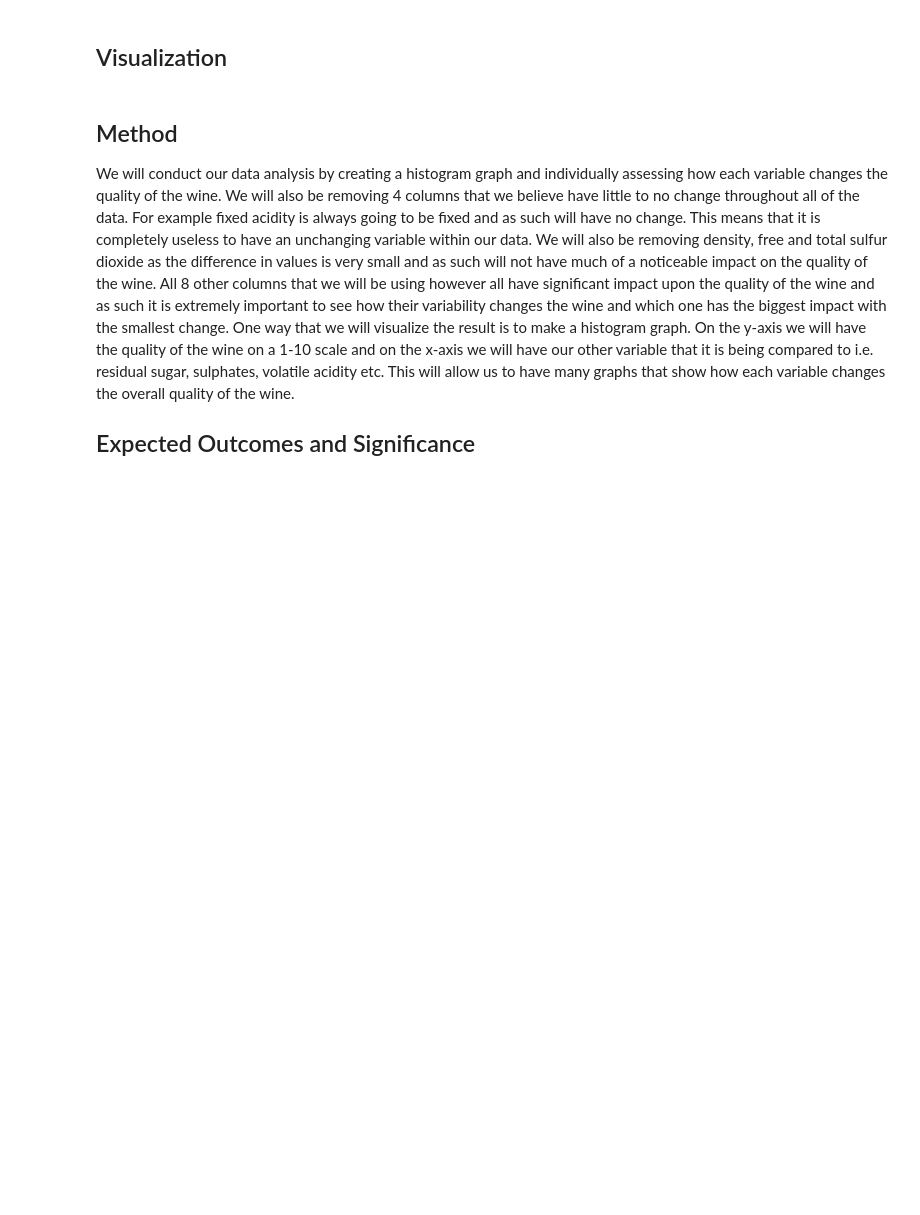
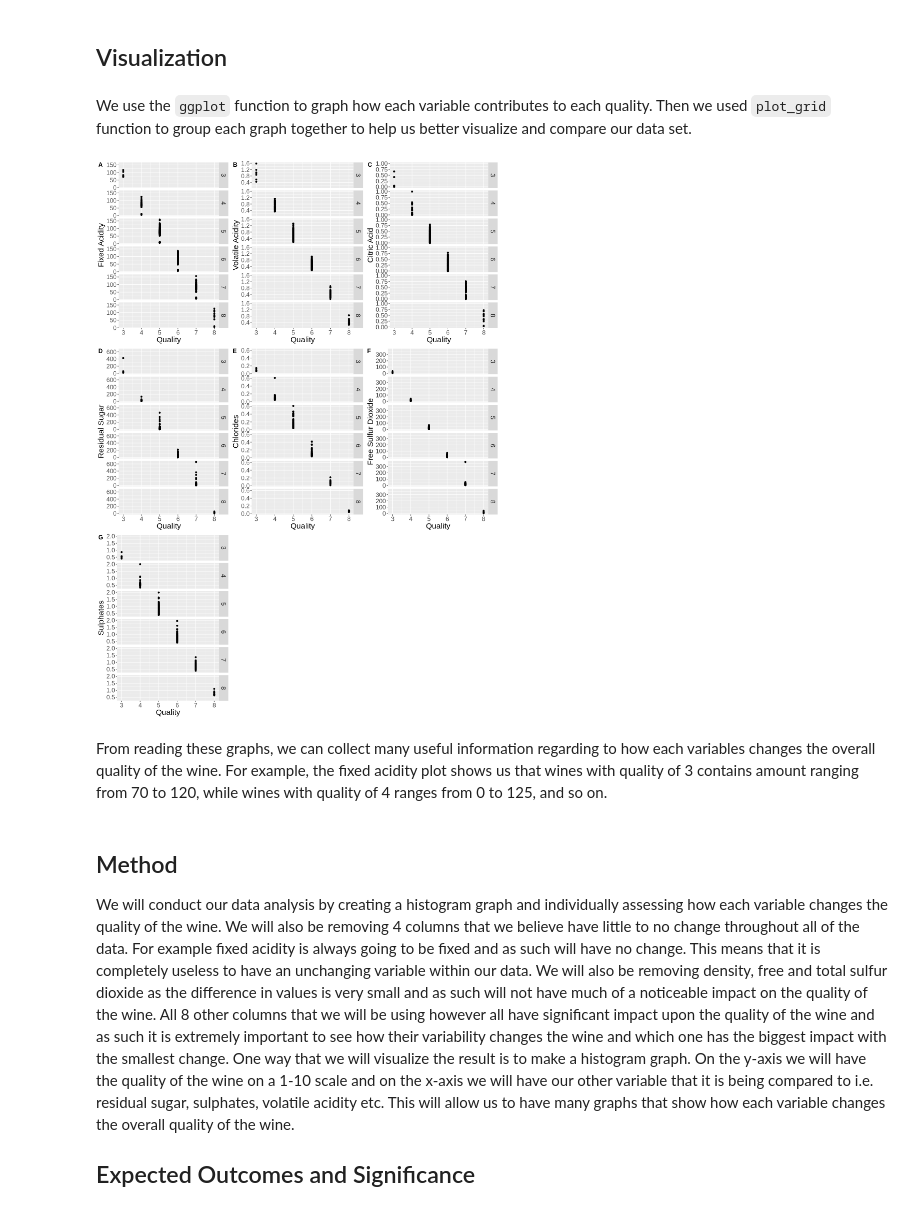
Before and after one commit to s4yuj/KNN-Wine-Quality-Predictor, a Jupyter notebook: project_proposal.ipynb, the cells around one changed output. Cells and saved outputs as stored; diff of their text form; code cells hidden in the pictures; blank space fills up the shorter version.

Commit message:
Updated Visualization

```diff
--- a/project_proposal.ipynb
+++ b/project_proposal.ipynb
@@ -159,5 +178,67 @@ summary(wine_train)
 # %% [markdown]
 ## Visualization
+# %% [markdown]
+We use the `ggplot` function to graph how each variable contributes to each quality.
+Then we used `plot_grid` function to group each graph together to help us better visualize and compare our data set.
+# %%
+fixed_acidity_plot <- ggplot(wine_train, aes(x = fixed.acidity, y = quality)) +
+                geom_point() +
+                facet_grid(rows = vars(quality))+
+                labs(x = "Fixed Acidity", y = "Quality") +
+                theme(text = element_text(size = 18)) +
+                coord_flip()
+
+volatile_acidity_plot <- ggplot(wine_train, aes(x = volatile.acidity, y = quality)) +
+                geom_point() +
+                facet_grid(rows = vars(quality))+
+                labs(x = "Volatile Acidity", y = "Quality") +
+                theme(text = element_text(size = 18)) +
+                coord_flip()
+
+citric_acid_plot <- ggplot(wine_train, aes(x = citric.acid, y = quality)) +
+                geom_point() +
+                facet_grid(rows = vars(quality))+
+                labs(x = "Citric Acid", y = "Quality") +
+                theme(text = element_text(size = 18)) +
+                coord_flip()
+
+residual_sugar_plot <- ggplot(wine_train, aes(x = residual.sugar, y = quality)) +
+                geom_point() +
+                facet_grid(rows = vars(quality))+
+                labs(x = "Residual Sugar", y = "Quality") +
+                theme(text = element_text(size = 18)) +
+                coord_flip()
+
+chlorides_plot <- ggplot(wine_train, aes(x = chlorides, y = quality)) +
+                geom_point() +
+                facet_grid(rows = vars(quality))+
+                labs(x = "Chlorides", y = "Quality") +
+                theme(text = element_text(size = 18)) +
+                coord_flip()
+
+free_sulfur_dioxide_plot <- ggplot(wine_train, aes(x = free.sulfur.dioxide, y = quality)) +
+                geom_point() +
+                facet_grid(rows = vars(quality))+
+                labs(x = "Free Sulfur Dioxide", y = "Quality") +
+                theme(text = element_text(size = 18)) +
+                coord_flip()
+
+sulphates_plot <- ggplot(wine_train, aes(x = sulphates, y = quality)) +
+                geom_point() +
+                facet_grid(rows = vars(quality))+
+                labs(x = "Sulphates", y = "Quality") +
+                theme(text = element_text(size = 18)) +
+                coord_flip()
+
+options(repr.plot.width = 13, repr.plot.height = 18)
+
+plot_grid(fixed_acidity_plot, volatile_acidity_plot, citric_acid_plot, residual_sugar_plot, chlorides_plot, free_sulfur_dioxide_plot, sulphates_plot,
+          labels = c("A", "B", "C", "D", "E", "F", "G"),
+          ncol = 3, nrow = 3)
+# %% [output]
+[figure, added]
+# %% [markdown]
+From reading these graphs, we can collect many useful information regarding to how each variables changes the overall quality of the wine. For example, the fixed acidity plot shows us that wines with quality of 3 contains amount ranging from 70 to 120, while wines with quality of 4 ranges from 0 to 125, and so on.
 # %% [markdown]
 ## Method
  We will conduct our data analysis by creating a histogram graph and individually assessing how each variable changes the quality of the wine. We will also be removing 4 columns that we believe have little to no change throughout all of the data. For example fixed acidity is always going to be fixed and as such will have no change. This means that it is completely useless to have an unchanging variable within our data. We will also be removing density, free and total sulfur dioxide as the difference in values is very small and as such will not have much of a noticeable impact on the quality of the wine. All 8 other columns that we will be using however all have significant impact upon the quality of the wine and as such it is extremely important to see how their variability changes the wine and which one has the biggest impact with the smallest change.
```
Also changed, not shown: parts of 5 cells of this notebook.
